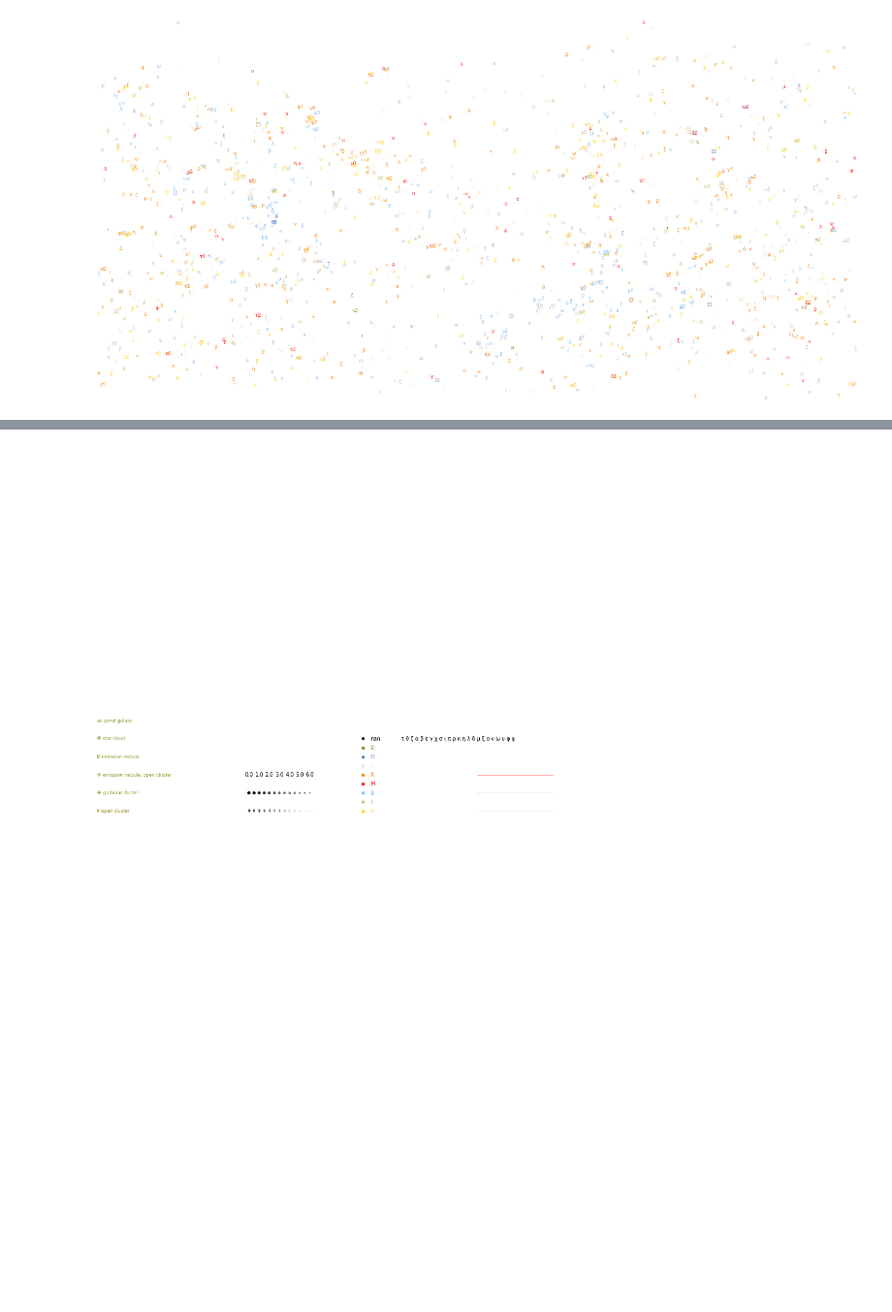
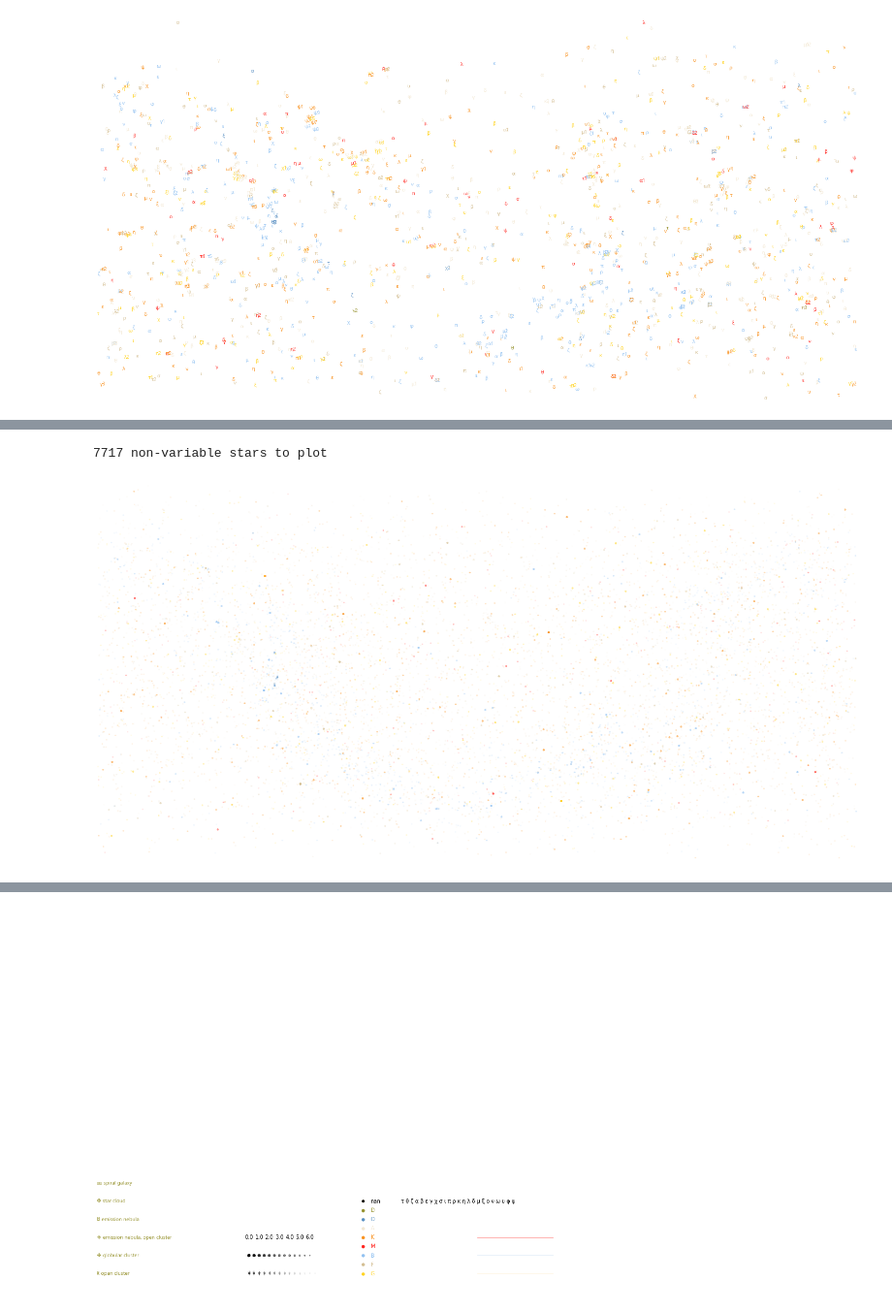
Before and after one commit to kurzgesagt-inanutshell/The-Night-Sky, a Jupyter notebook: 6_plot_maps.ipynb, the cells around one changed output, grey strips where cells are left out. Shown at 97% size. Cells and saved outputs as stored; diff of their text form; code cells hidden in the pictures; blank space fills up the shorter version.

```diff
--- a/6_plot_maps.ipynb
+++ b/6_plot_maps.ipynb
@@ -204,3 +204,24 @@ set_save_image(fig, './figures/names.pdf')
+# %%
+fig = plt.figure(figsize=figsize)
+ax = plt.axes(projection=ccrs.PlateCarree(180))
+
+stars_nonvar = stars[pd.isnull(stars['var'])]
+stars_nonvar = stars_nonvar[stars_nonvar['color'] != '#000000']
+print(len(stars_nonvar), 'non-variable stars to plot')
+
+# Change Unicode Zeichen für die Sterne
+for index, row in stars_nonvar.iterrows():
+    ax.text(row['ra']*360/24, row['dec'], u"\u2022", transform=ccrs.Geodetic(),
+            fontproperties=prop_seguihis, fontsize=(18-row['mag']),
+            alpha=max(0.1, min(1,((6.5-row['mag'])*5)/(6.5*5))), color=row['color'], ha='center', va='center')
+
+
+ax.set_xlim(ax.get_xlim()[::-1])
+ax.axis('off')
+set_save_image(fig, './figures/star_fills.pdf')
+# %% [output]
+7717 non-variable stars to plot
+[figure, added]
 # %%
 fig = plt.figure(figsize=figsize)
 ax = plt.axes(projection=ccrs.PlateCarree(180))
```
Also changed, not shown: parts of 8 cells of this notebook, 12 other files.
